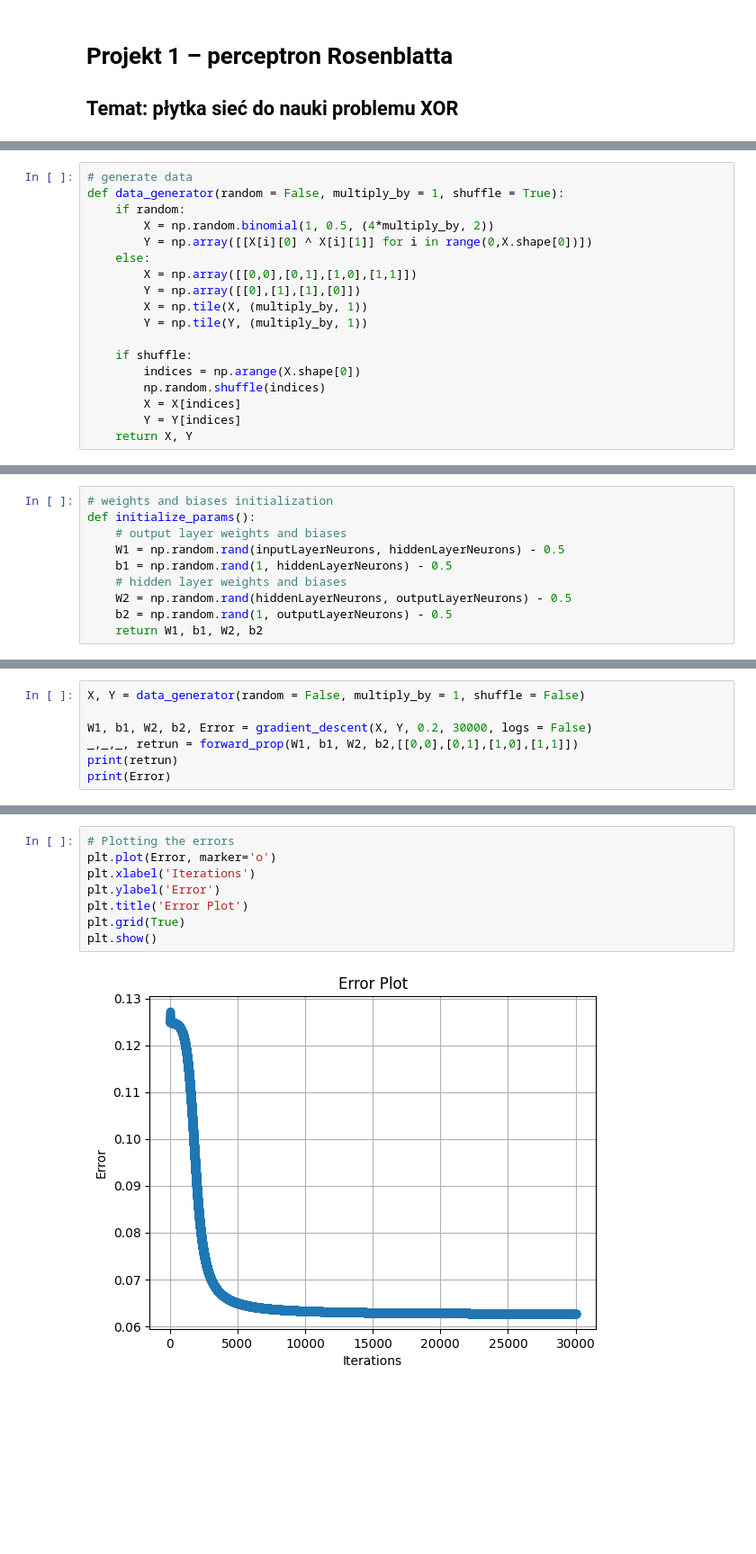
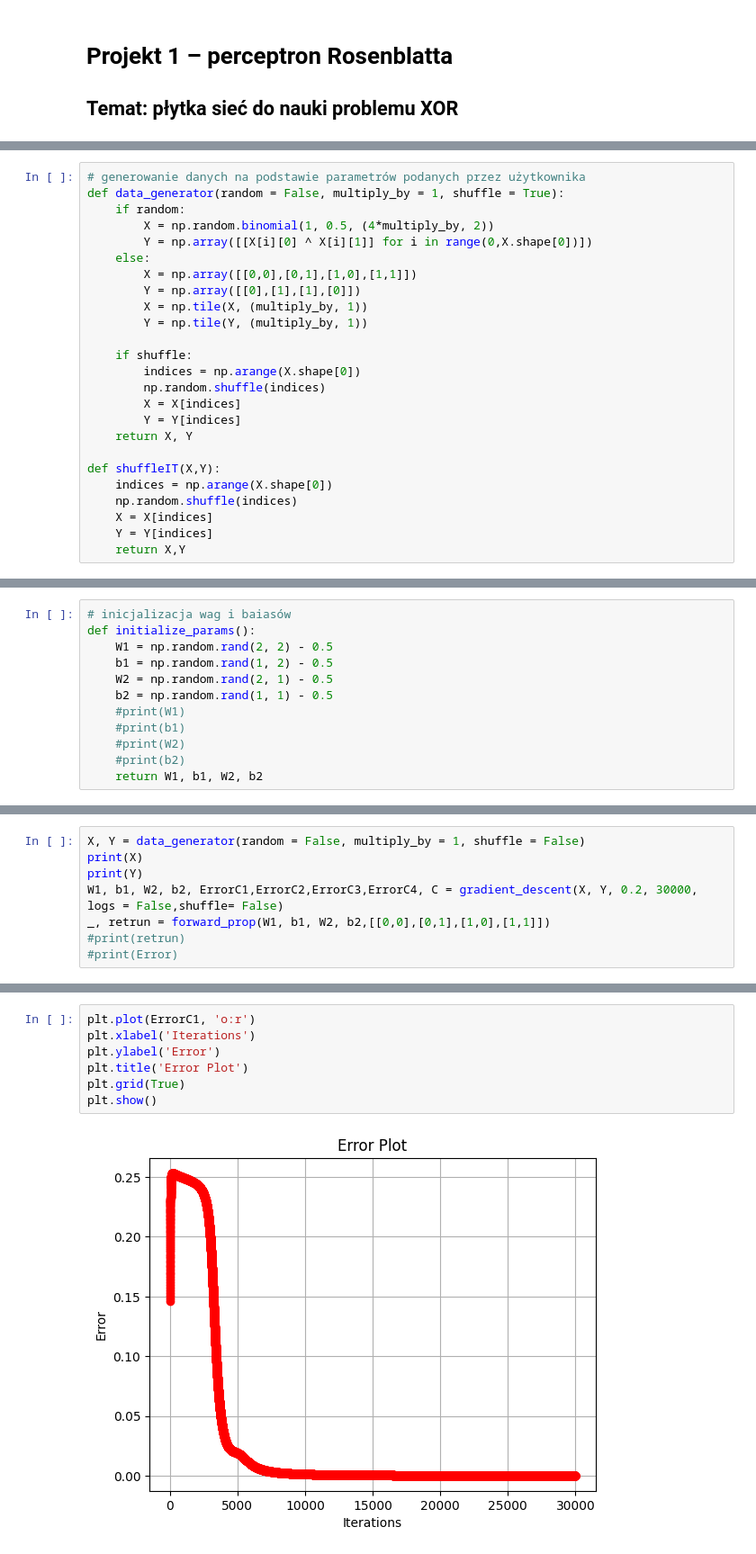
Before and after one commit to qert6g35/ML_xor, a Jupyter notebook: neutral-network-for-xor-problem.ipynb, the cells around one changed output, grey strips where cells are left out. Shown at 90% size. Drawn from its saved outputs; the diff is of its cells as text; blank space fills up the shorter version.

```diff
--- a/neutral-network-for-xor-problem.ipynb
+++ b/neutral-network-for-xor-problem.ipynb
@@ -27,5 +44,5 @@ np.random.seed(0)
 # %%
-# generate data
+# generowanie danych na podstawie parametrów podanych przez użytkownika
 def data_generator(random = False, multiply_by = 1, shuffle = True):
     if random:
         X = np.random.binomial(1, 0.5, (4*multiply_by, 2))
@@ -42,4 +59,11 @@ def data_generator(random = False, multiply_by = 1, shuffle = True):
         X = X[indices]
         Y = Y[indices]
     return X, Y
+
+def shuffleIT(X,Y):
+    indices = np.arange(X.shape[0])
+    np.random.shuffle(indices)
+    X = X[indices]
+    Y = Y[indices]
+    return X,Y
 # %%
@@ -50,13 +74,15 @@ def sigmoid(x):
 def sigmoid_prime(x):
     return x * (1 - x)
 # %%
-# weights and biases initialization
+# inicjalizacja wag i baiasów
 def initialize_params():
-    # output layer weights and biases
-    W1 = np.random.rand(inputLayerNeurons, hiddenLayerNeurons) - 0.5
-    b1 = np.random.rand(1, hiddenLayerNeurons) - 0.5
-    # hidden layer weights and biases
-    W2 = np.random.rand(hiddenLayerNeurons, outputLayerNeurons) - 0.5
-    b2 = np.random.rand(1, outputLayerNeurons) - 0.5
+    W1 = np.random.rand(2, 2) - 0.5
+    b1 = np.random.rand(1, 2) - 0.5
+    W2 = np.random.rand(2, 1) - 0.5
+    b2 = np.random.rand(1, 1) - 0.5
+    #print(W1)
+    #print(b1)
+    #print(W2)
+    #print(b2)
     return W1, b1, W2, b2
 # %%
@@ -121,10 +174,11 @@ def gradient_descent(X, Y, lr, iterations, logs = True):
 # %%
 X, Y = data_generator(random = False, multiply_by = 1, shuffle = False)
-
-W1, b1, W2, b2, Error = gradient_descent(X, Y, 0.2, 30000, logs = False)
-_,_,_, retrun = forward_prop(W1, b1, W2, b2,[[0,0],[0,1],[1,0],[1,1]])
-print(retrun)
-print(Error)
+print(X)
+print(Y)
+W1, b1, W2, b2, ErrorC1,ErrorC2,ErrorC3,ErrorC4, C = gradient_descent(X, Y, 0.2, 30000, logs = False,shuffle= False)
+_, retrun = forward_prop(W1, b1, W2, b2,[[0,0],[0,1],[1,0],[1,1]])
+#print(retrun)
+#print(Error)
 # %% [output]
 [[0 0]
  [0 1]
@@ -145,10 +215,9 @@ Final Predictions
 # %%
-# Plotting the errors
-plt.plot(Error, marker='o')
+plt.plot(ErrorC1, 'o:r')
 plt.xlabel('Iterations')
 plt.ylabel('Error')
 plt.title('Error Plot')
 plt.grid(True)
 plt.show()
 # %% [output]
-[figure, old version]
+[figure, new version]
```
Also changed, not shown: parts of 14 cells of this notebook, 2 other files.
